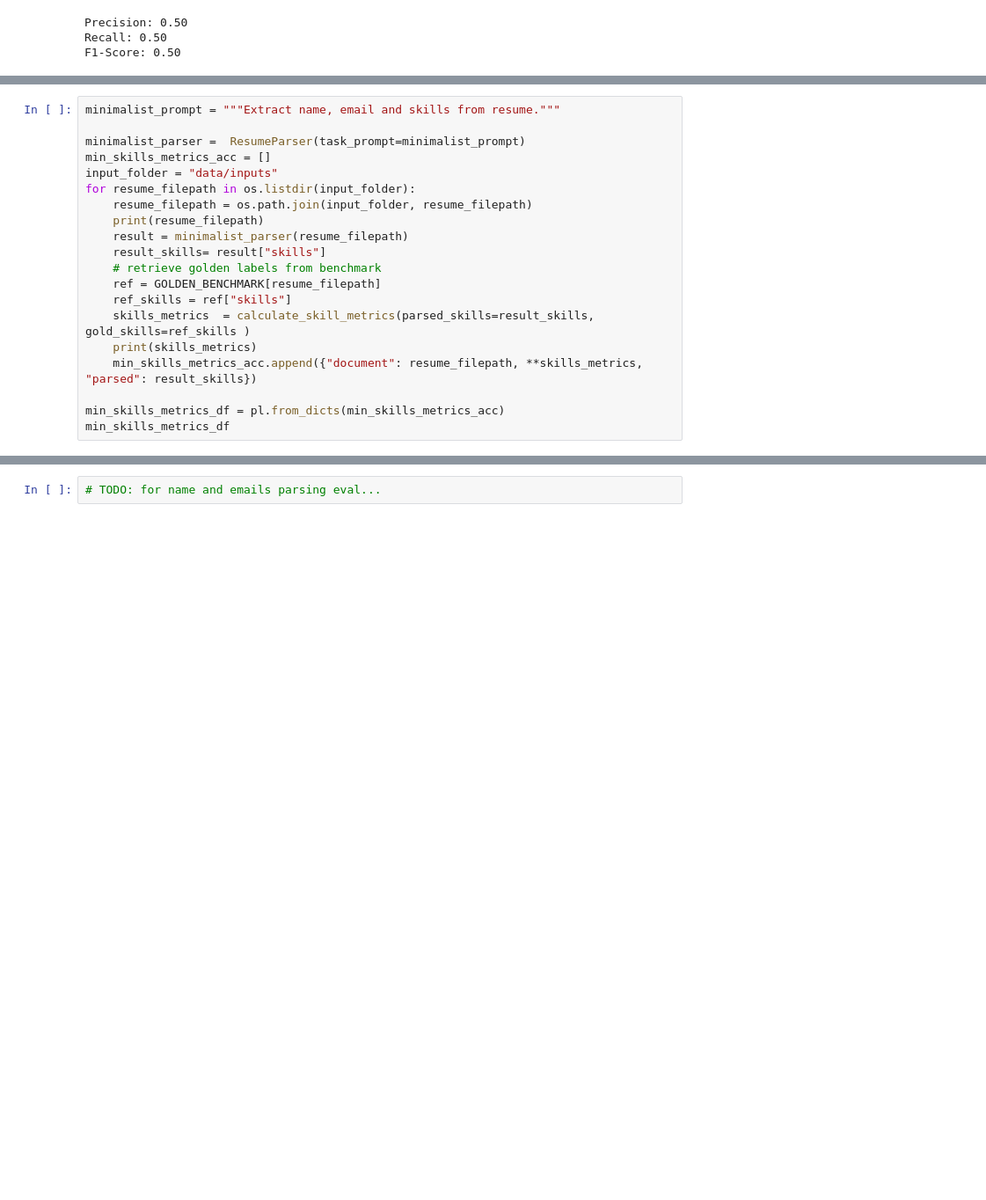
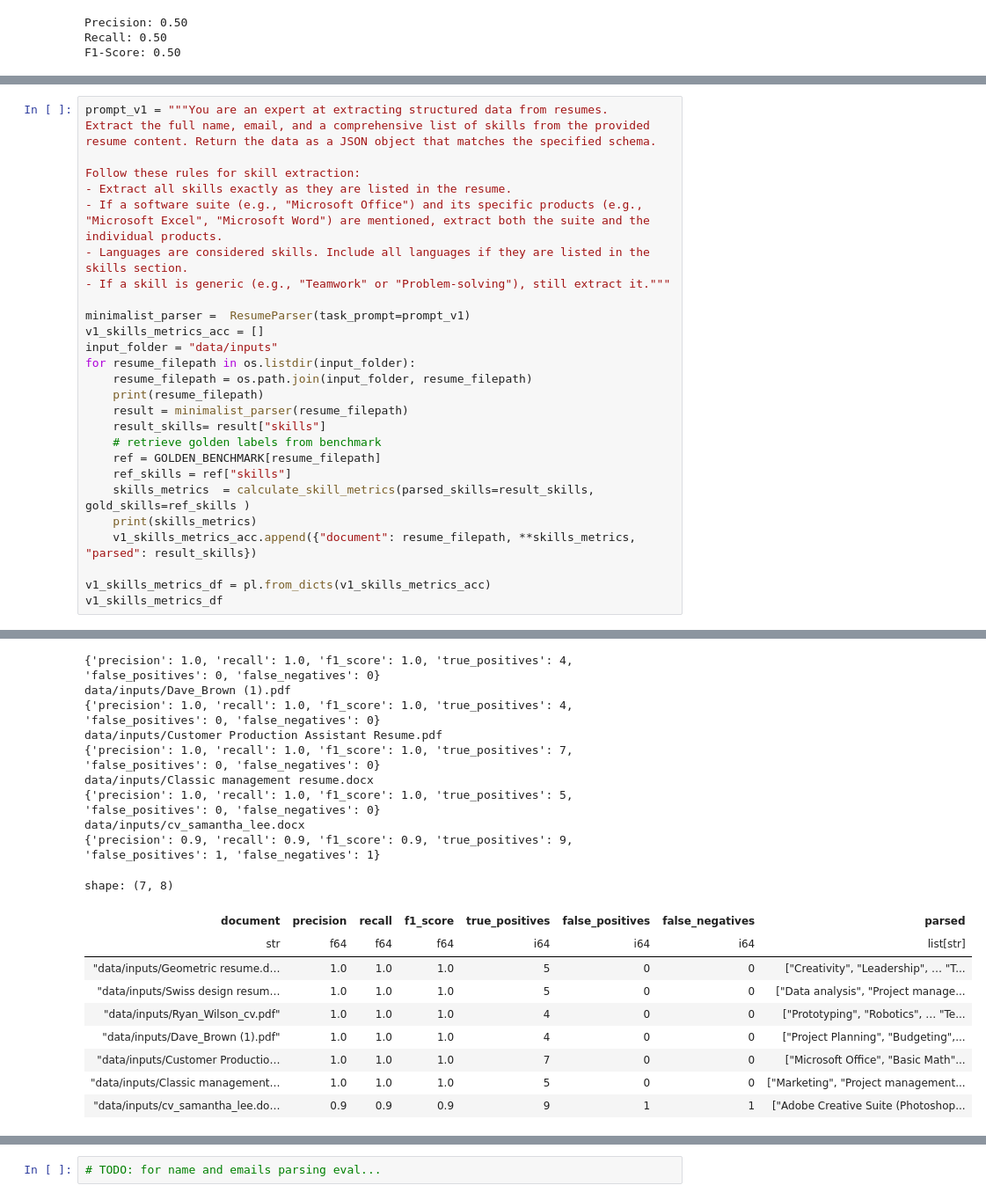
Before and after one commit to Batmobil/resume_parser, a Jupyter notebook: resume_parser.ipynb, the cells around one changed output, grey strips where cells are left out. Shown: that part at 88% size. Saved outputs shown, nothing was run; the diff lists cells and outputs as text; blank space fills up the shorter version.

```diff
--- a/resume_parser.ipynb
+++ b/resume_parser.ipynb
@@ -486,20 +490,0 @@ shape: (7, 8)
-# %%
-minimalist_prompt = """Extract name, email and skills from resume."""
-
-minimalist_parser =  ResumeParser(task_prompt=minimalist_prompt)
-min_skills_metrics_acc = []
-input_folder = "data/inputs"
-for resume_filepath in os.listdir(input_folder):
-    resume_filepath = os.path.join(input_folder, resume_filepath)
-    print(resume_filepath)
-    result = minimalist_parser(resume_filepath)
-    result_skills= result["skills"]
-    # retrieve golden labels from benchmark
-    ref = GOLDEN_BENCHMARK[resume_filepath]
-    ref_skills = ref["skills"]
-    skills_metrics  = calculate_skill_metrics(parsed_skills=result_skills, gold_skills=ref_skills )
-    print(skills_metrics)
-    min_skills_metrics_acc.append({"document": resume_filepath, **skills_metrics, "parsed": result_skills})
-
-min_skills_metrics_df = pl.from_dicts(min_skills_metrics_acc)
-min_skills_metrics_df
@@ -533,0 +535,28 @@ shape: (7, 8)
+# %%
+prompt_v1 = """You are an expert at extracting structured data from resumes.
+Extract the full name, email, and a comprehensive list of skills from the provided resume content. Return the data as a JSON object that matches the specified schema.
+
+Follow these rules for skill extraction:
+- Extract all skills exactly as they are listed in the resume.
+- If a software suite (e.g., "Microsoft Office") and its specific products (e.g., "Microsoft Excel", "Microsoft Word") are mentioned, extract both the suite and the individual products.
+- Languages are considered skills. Include all languages if they are listed in the skills section.
+- If a skill is generic (e.g., "Teamwork" or "Problem-solving"), still extract it."""
+
+minimalist_parser =  ResumeParser(task_prompt=prompt_v1)
+v1_skills_metrics_acc = []
+input_folder = "data/inputs"
+for resume_filepath in os.listdir(input_folder):
+    resume_filepath = os.path.join(input_folder, resume_filepath)
+    print(resume_filepath)
+    result = minimalist_parser(resume_filepath)
+    result_skills= result["skills"]
+    # retrieve golden labels from benchmark
+    ref = GOLDEN_BENCHMARK[resume_filepath]
+    ref_skills = ref["skills"]
+    skills_metrics  = calculate_skill_metrics(parsed_skills=result_skills, gold_skills=ref_skills )
+    print(skills_metrics)
+    v1_skills_metrics_acc.append({"document": resume_filepath, **skills_metrics, "parsed": result_skills})
+
+v1_skills_metrics_df = pl.from_dicts(v1_skills_metrics_acc)
+v1_skills_metrics_df
+# %% [output]
@@ -533,0 +571,19 @@ shape: (7, 8)
+{'precision': 1.0, 'recall': 1.0, 'f1_score': 1.0, 'true_positives': 4, 'false_positives': 0, 'false_negatives': 0}
+data/inputs/Dave_Brown (1).pdf
+{'precision': 1.0, 'recall': 1.0, 'f1_score': 1.0, 'true_positives': 4, 'false_positives': 0, 'false_negatives': 0}
+data/inputs/Customer Production Assistant Resume.pdf
+{'precision': 1.0, 'recall': 1.0, 'f1_score': 1.0, 'true_positives': 7, 'false_positives': 0, 'false_negatives': 0}
+data/inputs/Classic management resume.docx
+{'precision': 1.0, 'recall': 1.0, 'f1_score': 1.0, 'true_positives': 5, 'false_positives': 0, 'false_negatives': 0}
+data/inputs/cv_samantha_lee.docx
+{'precision': 0.9, 'recall': 0.9, 'f1_score': 0.9, 'true_positives': 9, 'false_positives': 1, 'false_negatives': 1}
+shape: (7, 8)
+| document | precision | recall | f1_score | true_positives | false_positives | false_negatives | parsed |
+| str | f64 | f64 | f64 | i64 | i64 | i64 | list[str] |
+| "data/inputs/Geometric resume.d… | 1.0 | 1.0 | 1.0 | 5 | 0 | 0 | ["Creativity", "Leadership", … "T... |
+| "data/inputs/Swiss design resum… | 1.0 | 1.0 | 1.0 | 5 | 0 | 0 | ["Data analysis", "Project manage... |
+| "data/inputs/Ryan_Wilson_cv.pdf" | 1.0 | 1.0 | 1.0 | 4 | 0 | 0 | ["Prototyping", "Robotics", … "Te... |
+| "data/inputs/Dave_Brown (1).pdf" | 1.0 | 1.0 | 1.0 | 4 | 0 | 0 | ["Project Planning", "Budgeting",... |
+| "data/inputs/Customer Productio… | 1.0 | 1.0 | 1.0 | 7 | 0 | 0 | ["Microsoft Office", "Basic Math"... |
+| "data/inputs/Classic management… | 1.0 | 1.0 | 1.0 | 5 | 0 | 0 | ["Marketing", "Project management... |
+| "data/inputs/cv_samantha_lee.do… | 0.9 | 0.9 | 0.9 | 9 | 1 | 1 | ["Adobe Creative Suite (Photoshop... |
```
Also changed, not shown: parts of 14 cells of this notebook.
